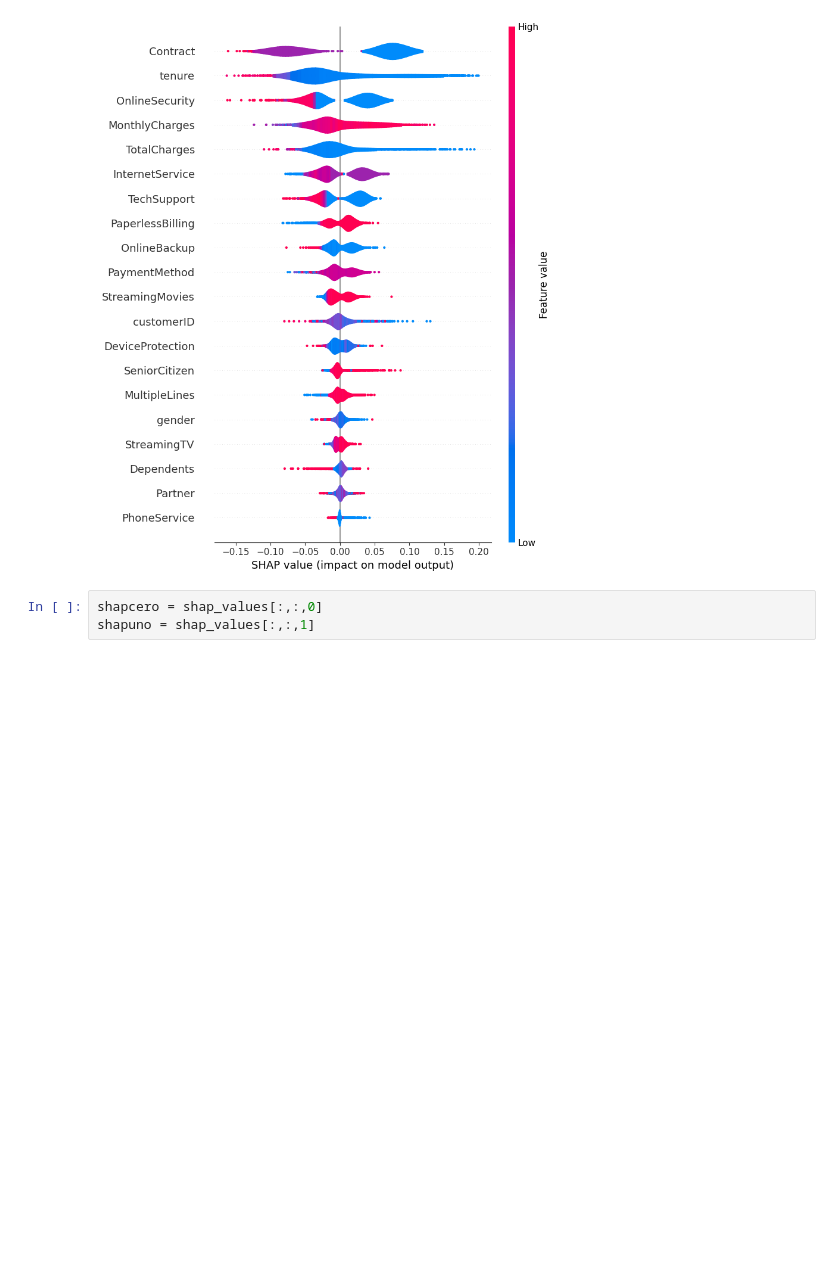
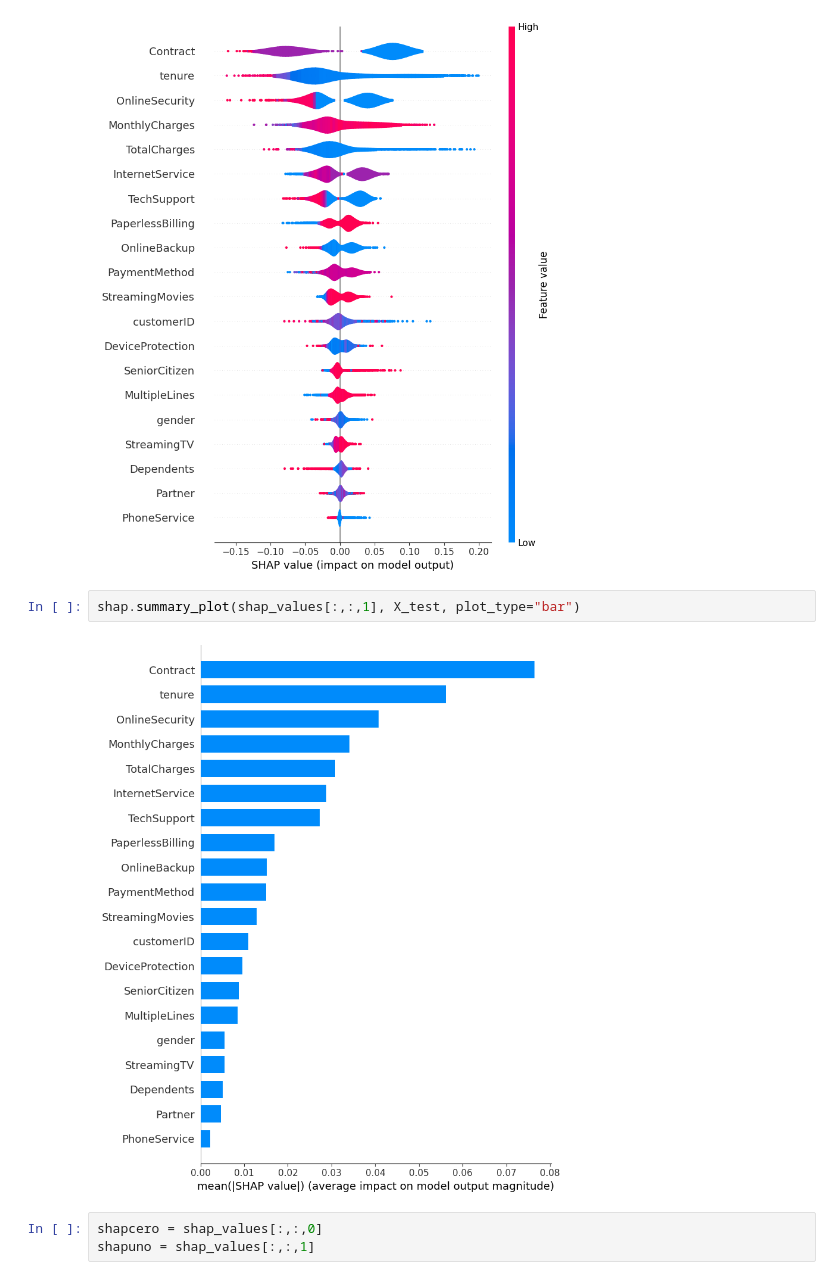
Before and after one commit to MarianoReyes/SHAP_MiniProject_RAI, a Jupyter notebook: project_shap.ipynb, the cells around one changed output. Drawn from its saved outputs; the diff is of its cells as text; blank space fills up the shorter version.

```diff
--- a/project_shap.ipynb
+++ b/project_shap.ipynb
@@ -222,6 +235,10 @@ shap.summary_plot(shap_values[:,:,0], X_test, plot_type="violin")
 shap.summary_plot(shap_values[:,:,1], X_test, plot_type="violin")
 # %% [output]
 [figure]
+# %%
+shap.summary_plot(shap_values[:,:,1], X_test, plot_type="bar")
+# %% [output]
+[figure, added]
 # %%
 shapcero = shap_values[:,:,0]
 shapuno = shap_values[:,:,1]
```
Also changed, not shown: parts of 7 cells of this notebook.
